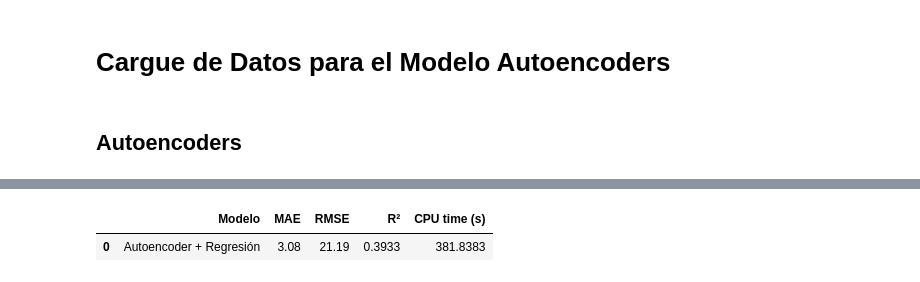
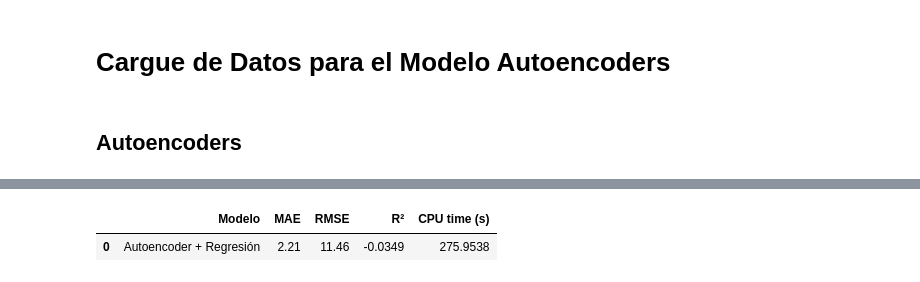
Before and after one commit to jthowinsson/Tornado_Forecast, a Jupyter notebook: docs/Autoencoders.ipynb, the cells around one changed output, grey strips where cells are left out. Saved outputs shown, nothing was run; the diff lists cells and outputs as text; code cells hidden in the pictures.

```diff
--- a/docs/Autoencoders.ipynb
+++ b/docs/Autoencoders.ipynb
@@ -19,7 +19,13 @@ for dirname, _, filenames in os.walk('/kaggle/input'):
     for filename in filenames:
         print(os.path.join(dirname, filename))
 # %%
-ruta = r'C:\docs\DOCTORADO\Machine_Learning/tornados.csv'
+import pandas as pd
+ruta = r'C:\Users\jthow\iCloudDrive\Documents\3_Maestria_Estadistica_UNINORTE\3_Tercer_Semestre\Machine_Learning\tornados.csv.zip'
 df = pd.read_csv(ruta)
 # %% [markdown]
 ## Autoencoders
+# %%
+df['loss'] = df['loss'].replace(0, pd.NA)
+df['loss'] = df['loss'].interpolate(method='linear')
+# Imputar los valores NaN con la media de la columna 'mag'
+df['mag'] = df['mag'].fillna(df['mag'].mean())
@@ -34,8 +178,32 @@ from tensorflow.keras import layers, models
 import time
 
 # 1. Preparar datos
-X = df_ml.drop('inj', axis=1)
-y = df_ml['inj']
+# Identificar y manejar columnas de fecha
+date_columns = ['date', 'datetime_utc']
+for col in date_columns:
+    if col in df.columns:
+        # Convertir a timestamp
+        df[col] = pd.to_datetime(df[col])
+        # Extraer características de fecha
+        df[f'{col}_year'] = df[col].dt.year
+        df[f'{col}_month'] = df[col].dt.month
+        df[f'{col}_day'] = df[col].dt.day
+        # Opcionalmente, eliminar columna original de fecha
+        df = df.drop(columns=[col])
+
+# Columnas a eliminar
+columns_to_drop = ['time', 'tz', 'st', 'fc']
+X = df.drop(columns=columns_to_drop + ['inj'])
+y = df['inj']
+
+# Verificar tipos de datos
+print("Tipos de datos antes de escalar:")
+print(X.dtypes)
+
+# Manejar valores faltantes
+X = X.select_dtypes(include=[np.number])  # Seleccionar solo columnas numéricas
+print("\nColumnas numéricas:")
+print(X.columns)
 
 # Dividir en entrenamiento y prueba
 X_train, X_test, y_train, y_test = train_test_split(X, y, test_size=0.3, random_state=101)
@@ -47,24 +215,40 @@ X_test_scaled = scaler.transform(X_test)
 
 # 2. Construir Autoencoder
 n_input = X_train_scaled.shape[1]
-n_encoded = 16
+n_encoded = min(16, n_input // 2)  # Ajustar tamaño de capa codificada
 
 # Tiempo de entrenamiento
 start_time = time.time()
 
 # Codificador
 input_layer = layers.Input(shape=(n_input,))
-encoded = layers.Dense(n_encoded, activation='relu')(input_layer)
+encoded = layers.Dense(n_input // 2, activation='relu')(input_layer)
+encoded = layers.Dense(n_encoded, activation='relu')(encoded)
 
 # Decodificador
-decoded = layers.Dense(n_input, activation='linear')(encoded)
+decoded = layers.Dense(n_input // 2, activation='relu')(encoded)
+decoded = layers.Dense(n_input, activation='linear')(decoded)
 
 # Autoencoder completo
 autoencoder = models.Model(inputs=input_layer, outputs=decoded)
 autoencoder.compile(optimizer='adam', loss='mse')
 
-# Entrenar autoencoder
-autoencoder.fit(X_train_scaled, X_train_scaled, epochs=50, batch_size=32, validation_split=0.2, verbose=0)
+# Entrenar autoencoder con early stopping
+early_stopping = tf.keras.callbacks.EarlyStopping(
+    monitor='val_loss',
+    patience=10,
+    restore_best_weights=True
+)
+
+history = autoencoder.fit(
+    X_train_scaled,
+    X_train_scaled,
+    epochs=100,
+    batch_size=32,
+    validation_split=0.2,
+    callbacks=[early_stopping],
+    verbose=1
+)
 
 # Codificador como extractor de características
 encoder = models.Model(inputs=input_layer, outputs=encoded)
@@ -77,13 +261,28 @@ X_test_encoded = encoder.predict(X_test_scaled)
 reg_model = models.Sequential([
     layers.Input(shape=(n_encoded,)),
     layers.Dense(64, activation='relu'),
+    layers.Dense(32, activation='relu'),
     layers.Dense(1)
 ])
 
 reg_model.compile(optimizer='adam', loss='mse')
 
-# Entrenar modelo de regresión
-reg_model.fit(X_train_encoded, y_train, epochs=100, batch_size=32, validation_split=0.2, verbose=0)
+# Entrenar modelo de regresión con early stopping
+early_stopping_reg = tf.keras.callbacks.EarlyStopping(
+    monitor='val_loss',
+    patience=10,
+    restore_best_weights=True
+)
+
+reg_model.fit(
+    X_train_encoded,
+    y_train,
+    epochs=100,
+    batch_size=32,
+    validation_split=0.2,
+    callbacks=[early_stopping_reg],
+    verbose=1
+)
 
 # Medir tiempo
 training_time = round(time.time() - start_time, 4)
@@ -96,7 +295,7 @@ rmse = np.sqrt(mean_squared_error(y_test, y_pred))
 r2 = r2_score(y_test, y_pred)
 
 # 6. Mostrar resultados
-print("📊 Evaluación del modelo:")
+print("\n📊 Evaluación del modelo:")
 print("MAE:", round(mae, 2))
 print("RMSE:", round(rmse, 2))
 print("R²:", round(r2, 4))
@@ -124,2 +332,2 @@ R²: 0.3933
 |  | Modelo | MAE | RMSE | R² | CPU time (s) |
-| 0 | Autoencoder + Regresión | 3.08 | 21.19 | 0.3933 | 381.8383 |
+| 0 | Autoencoder + Regresión | 2.21 | 11.46 | -0.0349 | 275.9538 |
```
Also changed, not shown: parts of 6 cells of this notebook, 5 other files.
